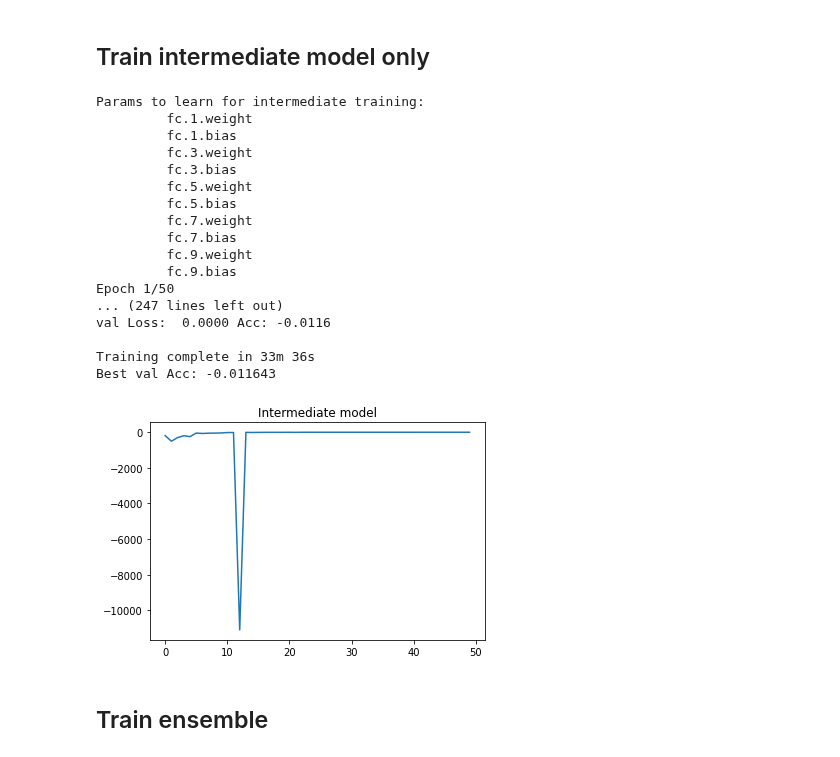
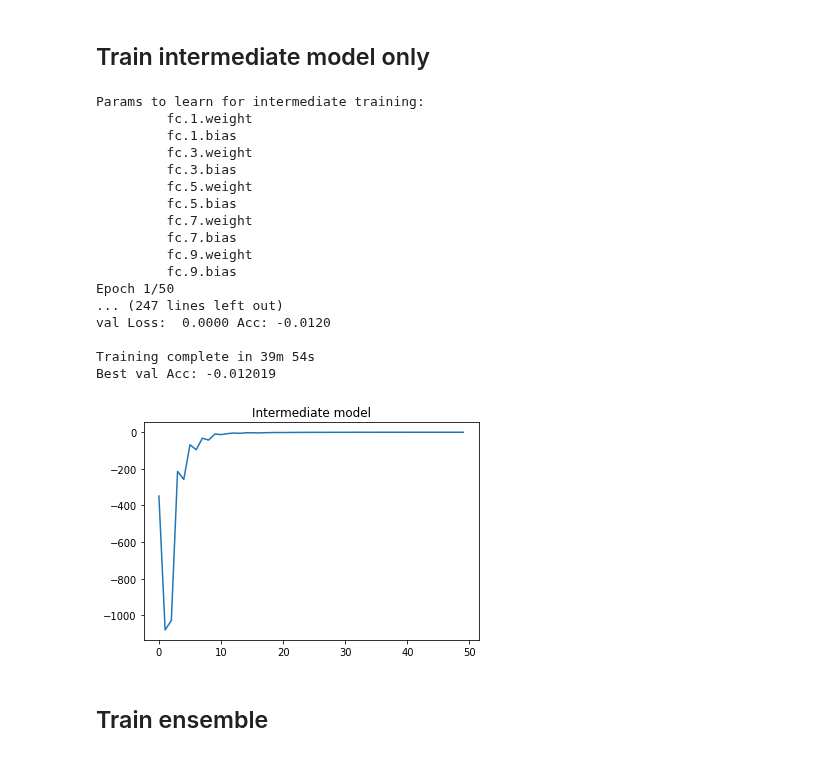
Before and after one commit to dominikpegler/mds_cnn, a Jupyter notebook: sanders_nosofsky_2020/fit_ensemble_pytorch.ipynb, the cells around one changed output. Cells and saved outputs as stored; diff of their text form; code cells hidden in the pictures.

Commit message:
training run with different lr

```diff
--- a/sanders_nosofsky_2020/fit_ensemble_pytorch.ipynb
+++ b/sanders_nosofsky_2020/fit_ensemble_pytorch.ipynb
@@ -50,12 +50,13 @@ feature_extract_ft = False
 input_size = 224
 
 loglr = -2.2200654426745987
-lr_im = 1 ** loglr
-lr_im = 0.09090909
+lr_im = 10 ** loglr
+#lr_im = 0.09090909
 lr_ft = 0.001 # 0.0001
 
 img_dir = "../sanders_2018/360 Rocks"
 csv_file = "../finetuning_torchvision_data/mds_360.csv"
+PATH_IM = 'CNN_checkpoints/state_dict_intermediate_model.pt'
 # %% [markdown]
 ## Functions and classes
 # %%
@@ -274,25 +275,17 @@ def get_output_layers(dropout, num_ftrs, n_dim, n_layers):
     Returns the output layers.
     """
 
-    additional_layers = []
-
-    for _ in range(n_layers):
-        additional_seq.append(
-            nn.Linear(n_dense, n_dense),
-            nn.ReLU(inplace=True),
-            nn.BatchNorm1d(n_dense),
-            nn.Dropout(p=dropout))
-
-    additional_layers = nn.Sequential(additional_layers)
-
     output = nn.Sequential(
             nn.Dropout(p=dropout),
-            nn.Linear(num_ftrs, n_dense),
-            nn.ReLU(inplace=True),
+            nn.Linear(num_ftrs, n_dense), # dense in keras
+            nn.ReLU(inplace=False), # dense
             nn.BatchNorm1d(n_dense),
             nn.Dropout(p=dropout),
-            additional_layers,
-            nn.Linear(n_dense, n_dim)
+            nn.Linear(n_dense, n_dense), # dense
+            nn.ReLU(inplace=False), # dense
+            nn.BatchNorm1d(n_dense),
+            nn.Dropout(p=dropout),
+            nn.Linear(n_dense, n_dim) # dense
         )
 
     return output
@@ -307,9 +300,9 @@ new_layers = get_output_layers(dropout, num_ftrs, n_dim, n_layers)
 model.fc = new_layers # last fully connected layer
 
 # OPTIONAL: Load pre-trained state
-model.load_state_dict(torch.load(PATH))
-checkpoint = torch.load(PATH)
-model.load_state_dict(checkpoint['model_state_dict'])
+#model.load_state_dict(torch.load(PATH_IM))
+#checkpoint = torch.load(PATH_IM)
+#model.load_state_dict(checkpoint['model_state_dict'])
 
 # Send the model to GPU
 model = model.to(device)
@@ -335,36 +328,36 @@ else:
 
 # Instantiate optimizer for intermediate model
 optimizer = optim.Adam(params_to_update, lr = lr_im)
 # OPTIONAL: load saved state
-optimizer.load_state_dict(checkpoint['optimizer_state_dict'])
+#optimizer.load_state_dict(checkpoint['optimizer_state_dict'])
 
 # Setup the loss fxn
 criterion = get_criterion('L2')
 
 # Initial training and evaluate
 model, hist = train_model(model, dataloaders_dict, criterion, optimizer, num_epochs = num_epochs_im)
 
 # Plot learning curve
 plt.plot(hist)
 plt.title('Intermediate model')
 plt.show()
 # %% [output]
 Params to learn for intermediate training:
          fc.1.weight
          fc.1.bias
          fc.3.weight
          fc.3.bias
          fc.5.weight
          fc.5.bias
          fc.7.weight
          fc.7.bias
          fc.9.weight
          fc.9.bias
 Epoch 1/50
 ... (247 lines left out)
-val Loss:  0.0000 Acc: -0.0116
+val Loss:  0.0000 Acc: -0.0120
 
-Training complete in 33m 36s
-Best val Acc: -0.011643
+Training complete in 39m 54s
+Best val Acc: -0.012019
-[figure, old version]
+[figure, new version]
 # %%
```
Also changed, not shown: parts of 2 cells of this notebook.
